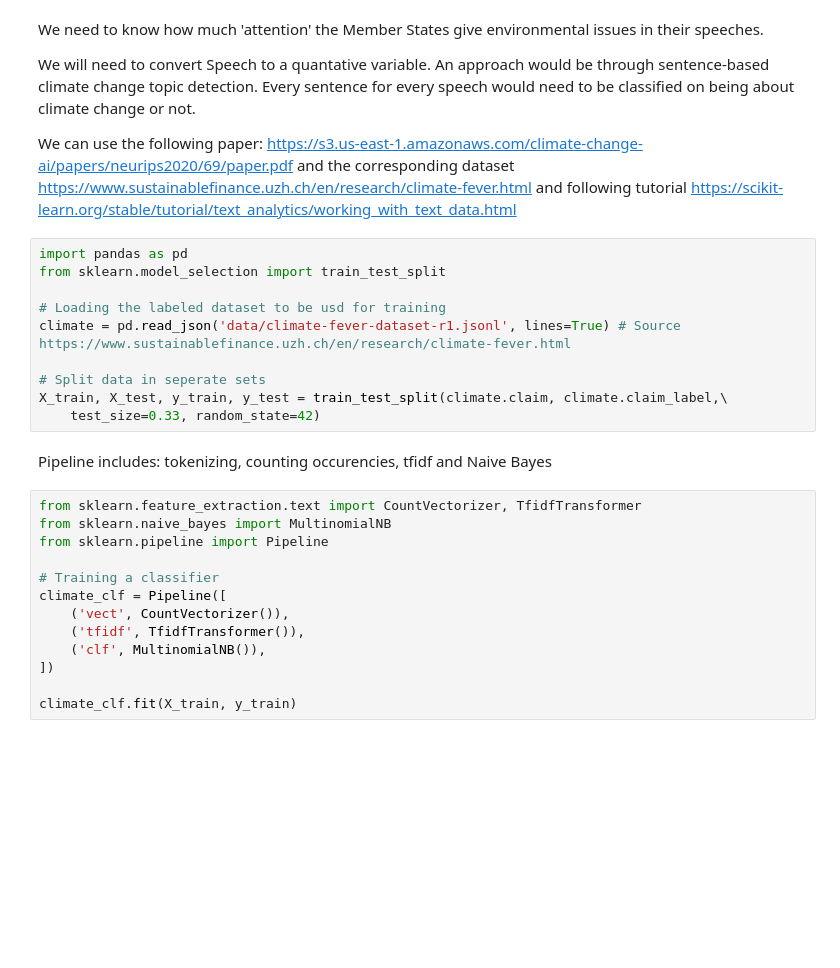
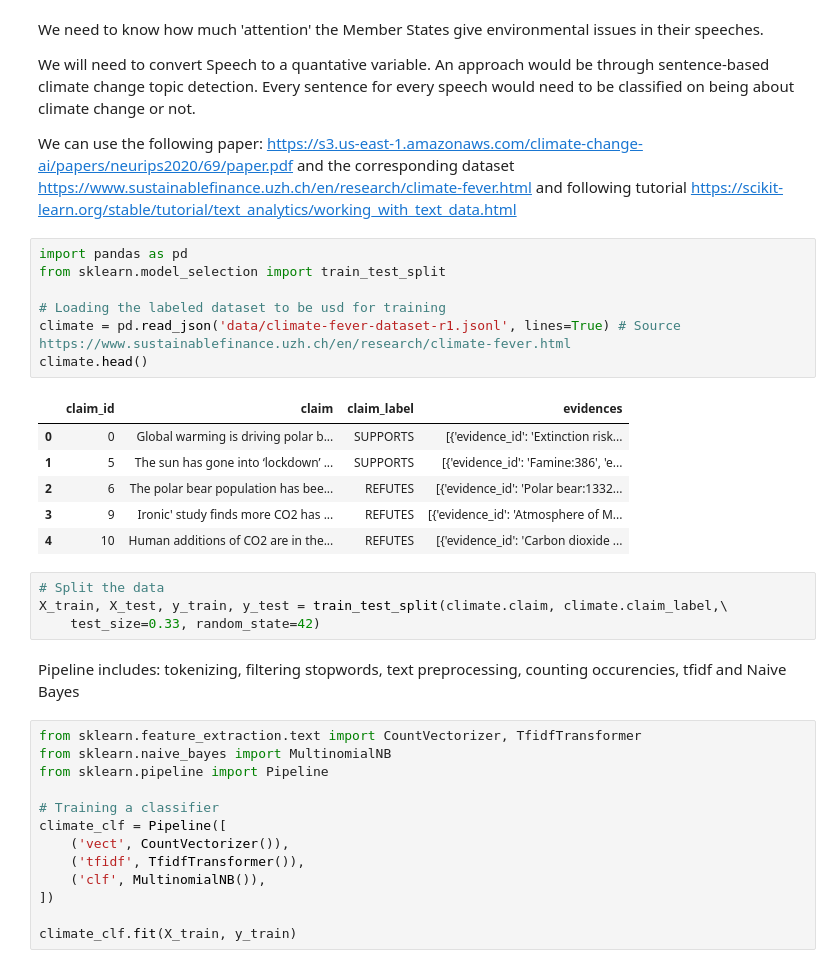
Before and after one commit to himayla/FDS_assign1, a Jupyter notebook: modelling.ipynb, the cells around one changed output. Cells and saved outputs as stored; diff of their text form; blank space fills up the shorter version.

```diff
--- a/modelling.ipynb
+++ b/modelling.ipynb
@@ -9,15 +9,23 @@ We can use the following paper: https://s3.us-east-1.amazonaws.com/climate-chang
 # %%
 import pandas as pd
 from sklearn.model_selection import train_test_split
 
 # Loading the labeled dataset to be usd for training
 climate = pd.read_json('data/climate-fever-dataset-r1.jsonl', lines=True) # Source https://www.sustainablefinance.uzh.ch/en/research/climate-fever.html
-
-# Split data in seperate sets
-X_train, X_test, y_train, y_test = train_test_split(climate.claim, climate.claim_label,\
-    test_size=0.33, random_state=42)
+climate.head()
+# %% [output]
+|  | claim_id | claim | claim_label | evidences |
+| 0 | 0 | Global warming is driving polar b... | SUPPORTS | [{'evidence_id': 'Extinction risk... |
+| 1 | 5 | The sun has gone into ‘lockdown’ ... | SUPPORTS | [{'evidence_id': 'Famine:386', 'e... |
+| 2 | 6 | The polar bear population has bee... | REFUTES | [{'evidence_id': 'Polar bear:1332... |
+| 3 | 9 | Ironic' study finds more CO2 has ... | REFUTES | [{'evidence_id': 'Atmosphere of M... |
+| 4 | 10 | Human additions of CO2 are in the... | REFUTES | [{'evidence_id': 'Carbon dioxide ... |
+# %%
+# Split the data
+X_train, X_test, y_train, y_test = train_test_split(climate.claim, climate.claim_label,\
+    test_size=0.33, random_state=42)
 # %% [markdown]
-Pipeline includes: tokenizing, counting occurencies, tfidf and Naive Bayes
+Pipeline includes: tokenizing,  filtering stopwords, text preprocessing, counting occurencies, tfidf and Naive Bayes
 # %%
 from sklearn.feature_extraction.text import CountVectorizer, TfidfTransformer
 from sklearn.naive_bayes import MultinomialNB
```
Also changed, not shown: parts of 3 cells of this notebook, 1 other file.
